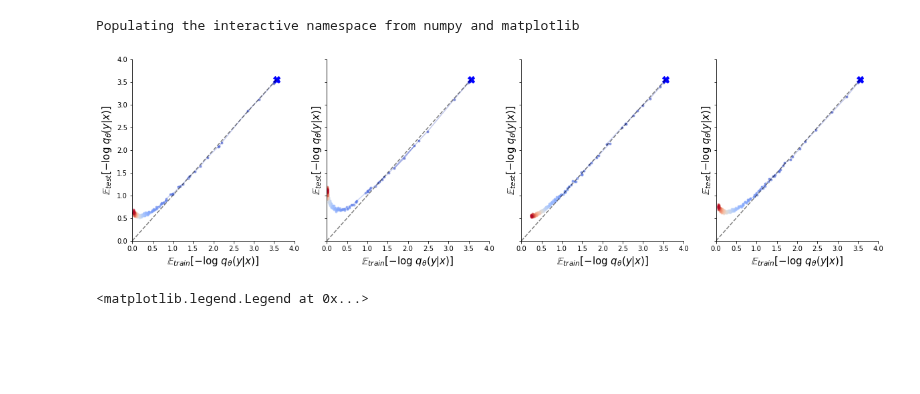
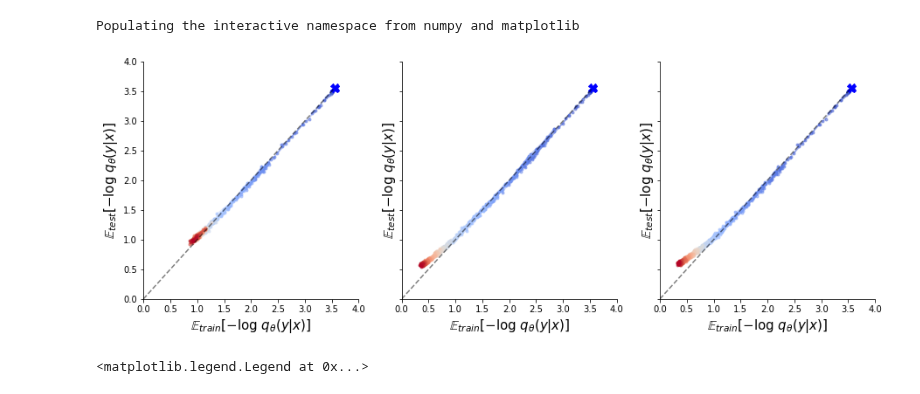
Before and after one commit to mfederici/JADE, a Jupyter notebook: results.ipynb, the cells around one changed output. Drawn from its saved outputs; the diff is of its cells as text; code cells hidden in the pictures; blank space fills up the shorter version.

```diff
--- a/results.ipynb
+++ b/results.ipynb
@@ -43,7 +43,7 @@ sweeps = {
     'SpeechCommands':{
         'ERM': {'id':'feb2qdue', 'color':'r', 'sortkey':'model.encoder.dropout'},
         'vREx': {'id':'ek0miook', 'color':'b','sortkey':'model.params.beta_scheduler.params.end_value'},
-        'ECI':{'id':'ue3s7by4', 'color':'g', 'sortkey':'model.params.beta_scheduler.params.end_value'}, #bb5d4bcf,dt34m3vt
+        'ECI':{'id':'xpqj2gis', 'color':'g', 'sortkey':'model.params.beta_scheduler.params.end_value'}, #bb5d4bcf,dt34m3vt
     }
 }
 #ue3s7by4
@@ -294,35 +294,35 @@ def decorate_plot(config, ax):
     ax.set_ylabel('$\\mathbb{E}_{test}[-\\log\\ q_\\theta(y|x)]$', size=15)
 # %%
 dataset = 'SpeechCommands'
-model = 'ERM'
+model = 'ECI'
 
 sweep = api.sweep('causal-mib/%s'%sweeps[dataset][model]['id'])
 
 cmap = plt.get_cmap('coolwarm')
 
 f, ax = plt.subplots(1,len(sweep.runs), figsize=(5*len(sweep.runs),5), sharex=True, sharey=True)
 if len(sweep.runs)==1:
     ax = [ax]
 
 sns.despine()
 
 for j,run in enumerate(sweep.runs):
     run_data = process_run[dataset]['get_all'](run)
     colors = np.array([cmap(v/run_data['step'].values.max()) for v in run_data['step'].values])
 
     for i in range(len(colors)):
         ax[j].plot(run_data['train'][i], run_data['test'][i],'.',color=colors[i], alpha=0.5)
         ax[j].plot(run_data['train'][i:i+2], run_data['test'][i:i+2],'-',color=colors[i], alpha=0.3)
 
     decorate_plot(t_results[dataset], ax[j])
 
 
 
         #ax[j].set_title(run_name, fontsize=20)
 
 #ax[-1].legend(fontsize=12)
 # %% [output]
-[figure, old version]
+[figure, new version]
 # %%
 
 
```
Also changed, not shown: 2 other files.
